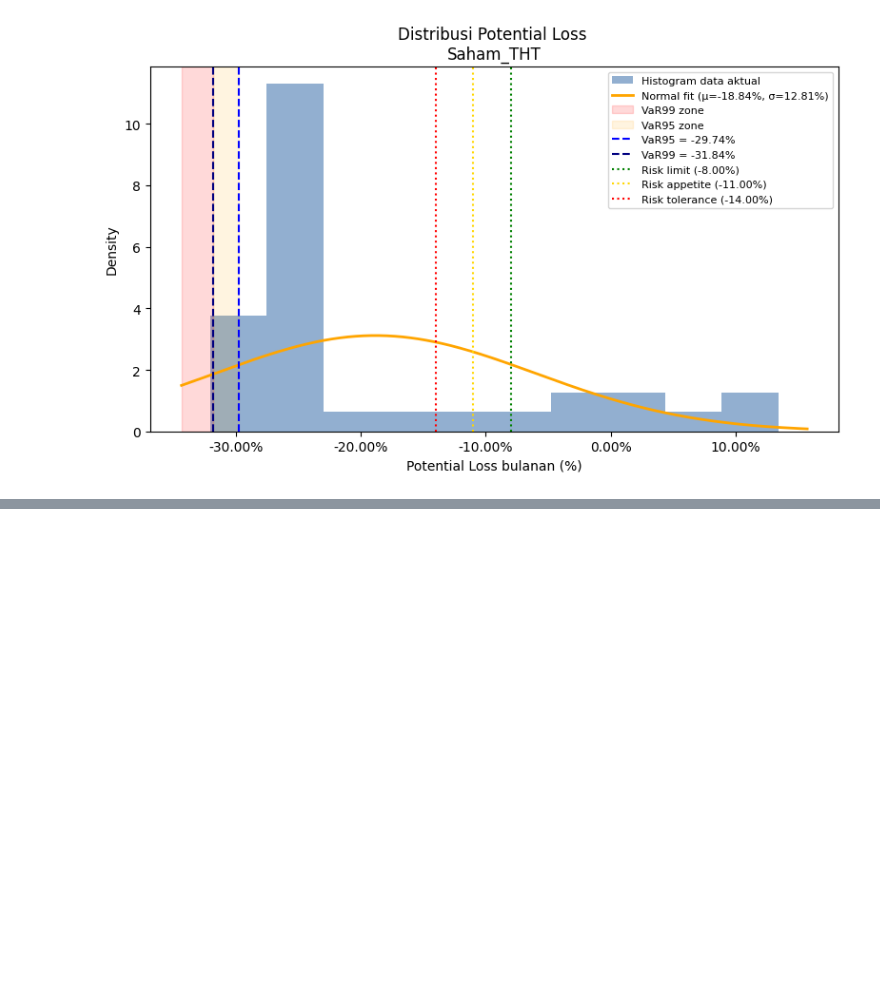
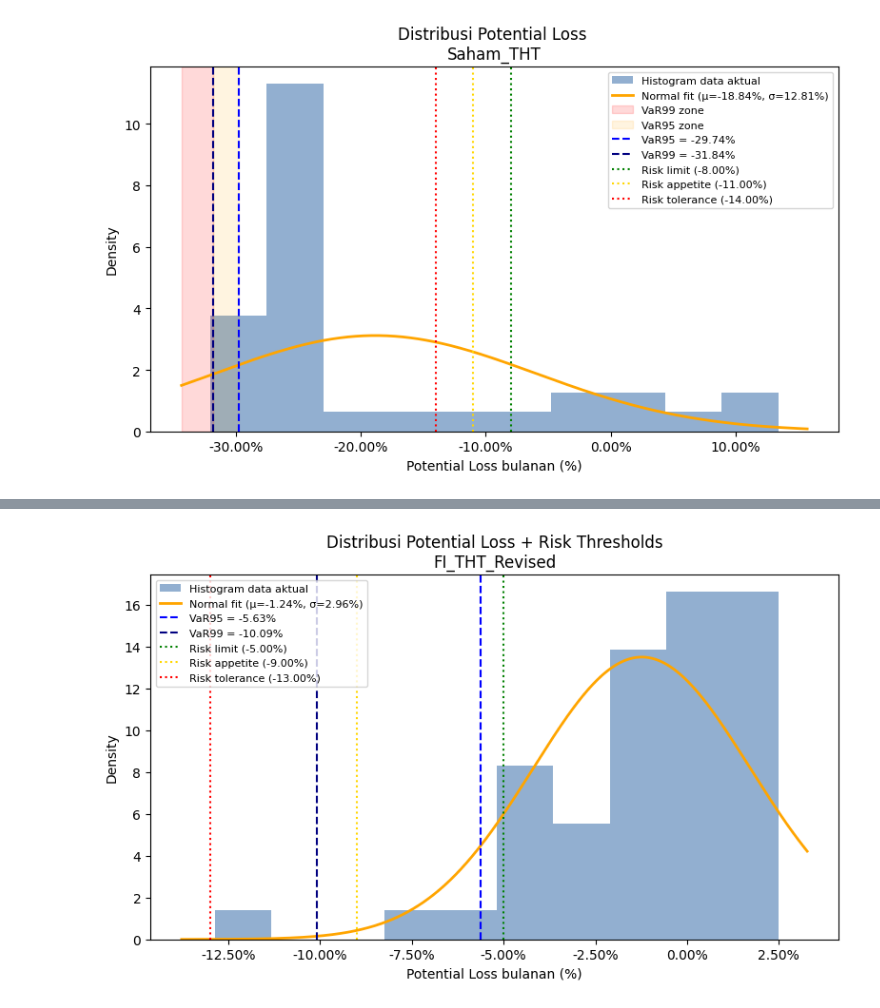
Before and after one commit to iqbaltanjung97/VaR, a Jupyter notebook: VaR.ipynb, the cells around one changed output, grey strips where cells are left out. Drawn from its saved outputs; the diff is of its cells as text; code cells hidden in the pictures; blank space fills up the shorter version.

Commit message:
add FI Revised Thresholds

```diff
--- a/VaR.ipynb
+++ b/VaR.ipynb
@@ -203,6 +203,7 @@ risk_thresholds = {
     "FI_THT":     {"appetite": -0.055, "tolerance": -0.07, "limit": -0.04},
     "RD_THT":     {"appetite": -0.06,  "tolerance": -0.07, "limit": -0.05},
     "Saham_THT":  {"appetite": -0.11,  "tolerance": -0.14, "limit": -0.08},
+    "FI_THT_Revised": {"appetite": -0.09,  "tolerance": -0.13, "limit": -0.05},
 }
 
 for col in asset_cols:
@@ -353,3 +354,85 @@ for col in asset_cols:
 [figure]
 [figure]
 [figure]
+# %%
+import pandas as pd
+import numpy as np
+import matplotlib.pyplot as plt
+from matplotlib.ticker import FuncFormatter
+from scipy.stats import norm
+
+file_path = "PL_asset_classes.xlsx"
+df = pd.read_excel(file_path)
+
+# We will iterate over this dict (including FI_THT_Revised)
+risk_thresholds = {
+    "FI_THT":         {"appetite": -0.055, "tolerance": -0.07,  "limit": -0.04},
+    "RD_THT":         {"appetite": -0.06,  "tolerance": -0.07,  "limit": -0.05},
+    "Saham_THT":      {"appetite": -0.11,  "tolerance": -0.14,  "limit": -0.08},
+    # REVISED SCENARIO: use same data as FI_THT but different thresholds
+    "FI_THT_Revised": {"appetite": -0.09,  "tolerance": -0.13,  "limit": -0.05},
+}
+
+for name, thr in risk_thresholds.items():
+    # Decide which column in df to use
+    if name.endswith("_Revised"):
+        # use the original column name (before _Revised)
+        col = name.replace("_Revised", "")
+    else:
+        col = name
+
+    series = df[col].dropna()
+    mu = series.mean()
+    sigma = series.std(ddof=1)
+
+    # Historical VaR
+    q05 = series.quantile(0.05)
+    q01 = series.quantile(0.01)
+
+    lim = thr["limit"]
+    app = thr["appetite"]
+    tol = thr["tolerance"]
+
+    # Range
+    x_min = min(series.min(), tol)
+    x_max = max(series.max(), 0)
+    x_range = x_max - x_min
+    x = np.linspace(x_min - 0.05 * x_range, x_max + 0.05 * x_range, 400)
+    y = norm.pdf(x, mu, sigma)
+
+    fig, ax = plt.subplots(figsize=(8, 5))
+
+    # Histogram
+    ax.hist(series, bins=10, density=True,
+            alpha=0.5, color="#2661a2",
+            label="Histogram data aktual")
+
+    # Normal fit
+    ax.plot(x, y, linewidth=2, color="orange",
+            label=f"Normal fit (μ={mu:.2%}, σ={sigma:.2%})")
+
+    # VaR lines
+    ax.axvline(q05, linestyle="--", linewidth=1.5, color="blue",
+               label=f"VaR95 = {q05:.2%}")
+    ax.axvline(q01, linestyle="--", linewidth=1.5, color="navy",
+               label=f"VaR99 = {q01:.2%}")
+
+    # Threshold lines
+    ax.axvline(lim, linestyle=":", color="green", linewidth=1.5,
+               label=f"Risk limit ({lim:.2%})")
+    ax.axvline(app, linestyle=":", color="gold", linewidth=1.5,
+               label=f"Risk appetite ({app:.2%})")
+    ax.axvline(tol, linestyle=":", color="red", linewidth=1.5,
+               label=f"Risk tolerance ({tol:.2%})")
+
+    # Format x-axis as %
+    ax.xaxis.set_major_formatter(FuncFormatter(lambda x, _: f"{x*100:.2f}%"))
+
+    ax.set_title(f"Distribusi Potential Loss + Risk Thresholds\n{name}")
+    ax.set_xlabel("Potential Loss bulanan (%)")
+    ax.set_ylabel("Density")
+    ax.grid(False)
+    ax.legend(fontsize=8, frameon=True)
+    plt.tight_layout()
+    plt.show()
+# %% [output]
@@ -355,0 +442 @@ for col in asset_cols:
+[figure, added]
```
Also changed, not shown: parts of 1 cell of this notebook.
